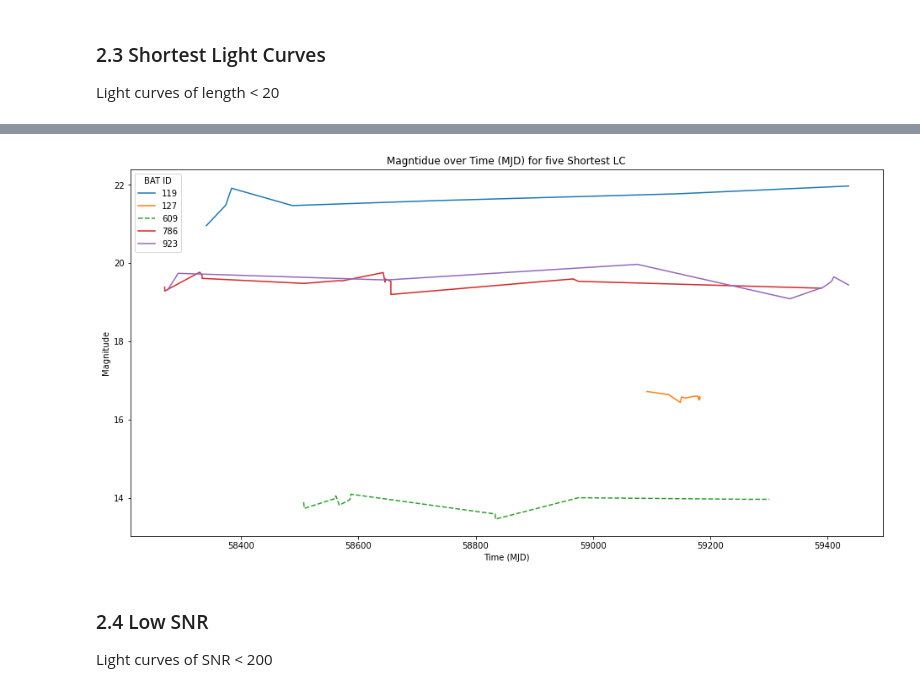
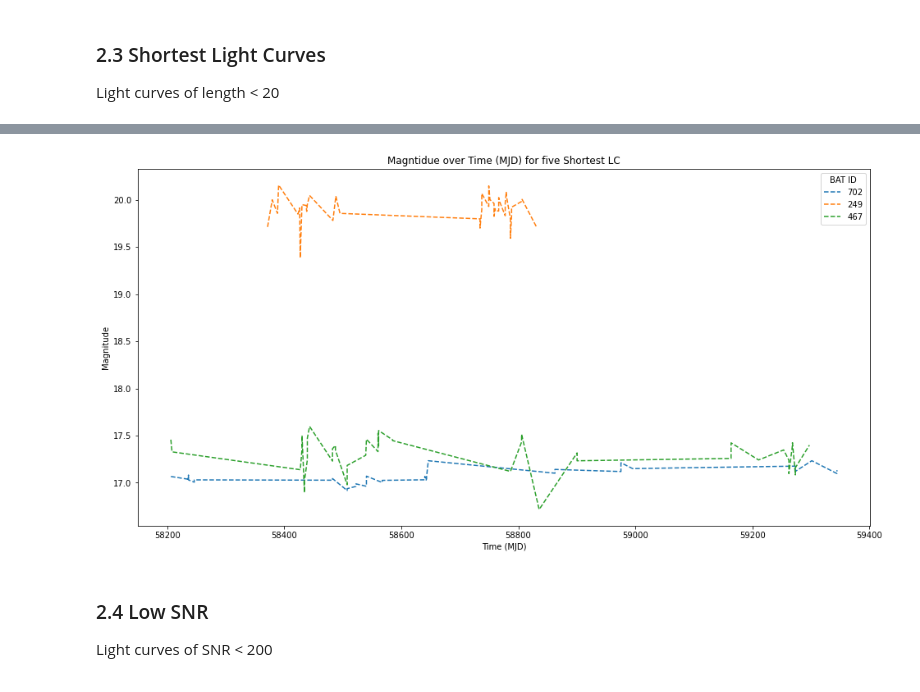
Before and after one commit to TrickyArmyMan/astro-research, a Jupyter notebook: JupyterLab/astr-499_winter.ipynb, the cells around one changed output, grey strips where cells are left out. Saved outputs shown, nothing was run; the diff lists cells and outputs as text; code cells hidden in the pictures.

```diff
--- a/JupyterLab/astr-499_winter.ipynb
+++ b/JupyterLab/astr-499_winter.ipynb
@@ -658,7 +670,7 @@ plt.show()
 Light curves of length < 20
 # %%
 # dataframe of notably short light curves to look at
-shortest_agn_curves = get_curves_of_max_value(agn_fit_data, 'LC Length', 20)
+shortest_agn_curves = get_curves_of_max_value(agn_fit_data, 'LC Length', 50)
 shortest_agn_curves
 # %% [output]
 |  | BAT ID | Times (MJD) | Magnitudes | Mag Errors | Chi-sq DRW Fit | Chi-sq DHO Fit | Best Fit | logLbol | ... |
@@ -670,7 +693,7 @@ shortest_agn_curves
 # %%
-plot_lc(shortest_agn_curves, 'Magntidue over Time (MJD) for five Shortest LC')
+plot_lc(shortest_agn_curves.sort_values(by=['LC Length'])[20:23], 'Magntidue over Time (MJD) for five Shortest LC')
 # %% [output]
-[figure, old version]
+[figure, new version]
 # %% [markdown]
 ### 2.4 Low SNR
 Light curves of SNR < 200
```
Also changed, not shown: parts of 3 cells of this notebook.
